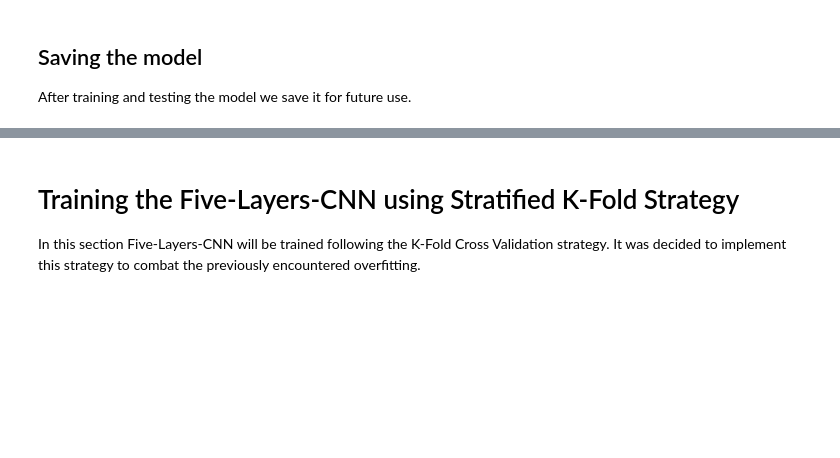
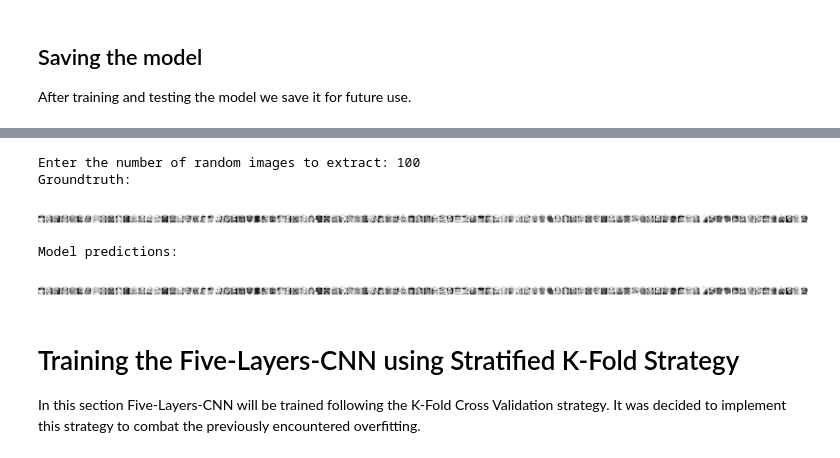
Before and after one commit to matteo-bertini/Facial-Expression-Recognition, a Jupyter notebook: Five_Layers_CNN.ipynb, the cells around one changed output, grey strips where cells are left out. Drawn from its saved outputs; the diff is of its cells as text; code cells hidden in the pictures; blank space fills up the shorter version.

```diff
--- a/Five_Layers_CNN.ipynb
+++ b/Five_Layers_CNN.ipynb
@@ -448,3 +560,28 @@ model.save("/content/drive/MyDrive/Facial-Expression-Recognition/Five_Layers_CNN
+# %%
+# Loading the model
+model = load_model("/content/drive/MyDrive/Facial-Expression-Recognition/Five_Layers_CNN_Classic.h5")
+# %%
+# Getting the number of random images to extract from the user
+n = int(input("Enter the number of random images to extract: "))
+
+# Generating the random images batch
+images,labels = random_images(X_test,y_test,n)
+
+# Visualizing the images with their real labels
+print("Groundtruth:\n")
+print_images_with_labels(images,labels)
+print("\n")
+
+# Visualizing the images with the predicted labels
+pred = convert_to_tensor(model(images))
+print("Model predictions:\n")
+print_images_with_labels(images,pred)
+# %% [output]
+Enter the number of random images to extract: 100
+Groundtruth:
+[figure, added]
+Model predictions:
+[figure, added]
 # %% [markdown]
 # Training the Five-Layers-CNN using Stratified K-Fold Strategy
 In this section Five-Layers-CNN will be trained following the K-Fold Cross Validation strategy. It was decided to implement this strategy to combat the previously encountered overfitting.
```
Also changed, not shown: parts of 28 cells of this notebook.
